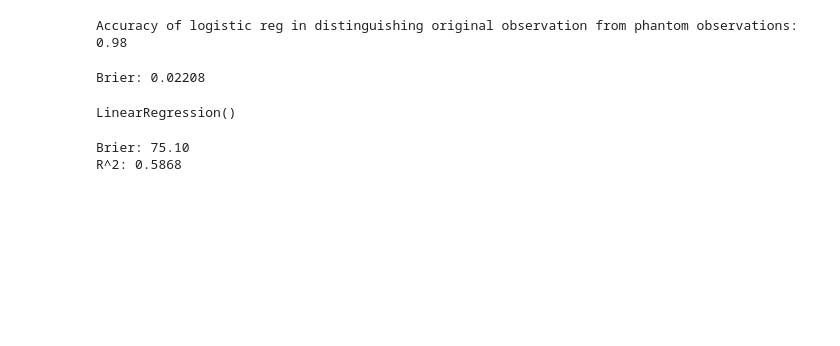
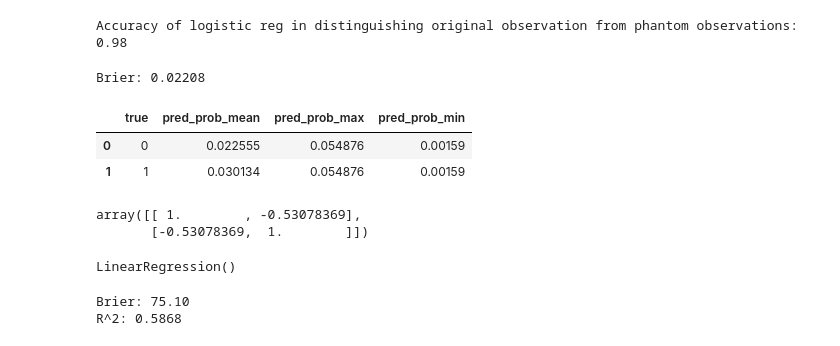
Before and after one commit to mixerupper/ice_feature_impact, a Jupyter notebook: notebooks/02-tuning/02-investigate-fi-alt.ipynb, the cells around one changed output. Drawn from its saved outputs; the diff is of its cells as text; code cells hidden in the pictures; blank space fills up the shorter version.

```diff
--- a/notebooks/02-tuning/02-investigate-fi-alt.ipynb
+++ b/notebooks/02-tuning/02-investigate-fi-alt.ipynb
@@ -191,6 +185,22 @@ brier = np.mean((lr.predict_proba(X_df)[:,1] - y2_df)**2)
 print(f"Brier: {brier:.5f}")
 # %% [output]
 Brier: 0.02208
+# %%
+pd.DataFrame({'true':y2_df, 'pred_prob':lr.predict_proba(X_df)[:,1]})\
+    .groupby('true')\
+    .agg(pred_prob_mean = ('pred_prob', 'mean'),
+         pred_prob_max = ('pred_prob', 'max'),
+         pred_prob_min = ('pred_prob', 'min'))\
+    .reset_index()
+# %% [output]
+|  | true | pred_prob_mean | pred_prob_max | pred_prob_min |
+| 0 | 0 | 0.022555 | 0.054876 | 0.00159 |
+| 1 | 1 | 0.030134 | 0.054876 | 0.00159 |
+# %%
+np.corrcoef(lr.predict_proba(X_df)[:,1], y1_df)
+# %% [output]
+array([[ 1.        , -0.53078369],
+       [-0.53078369,  1.        ]])
 # %%
 from sklearn.linear_model import LinearRegression
 lr2 = LinearRegression()
```
Also changed, not shown: parts of 7 cells of this notebook, 3 other files.
